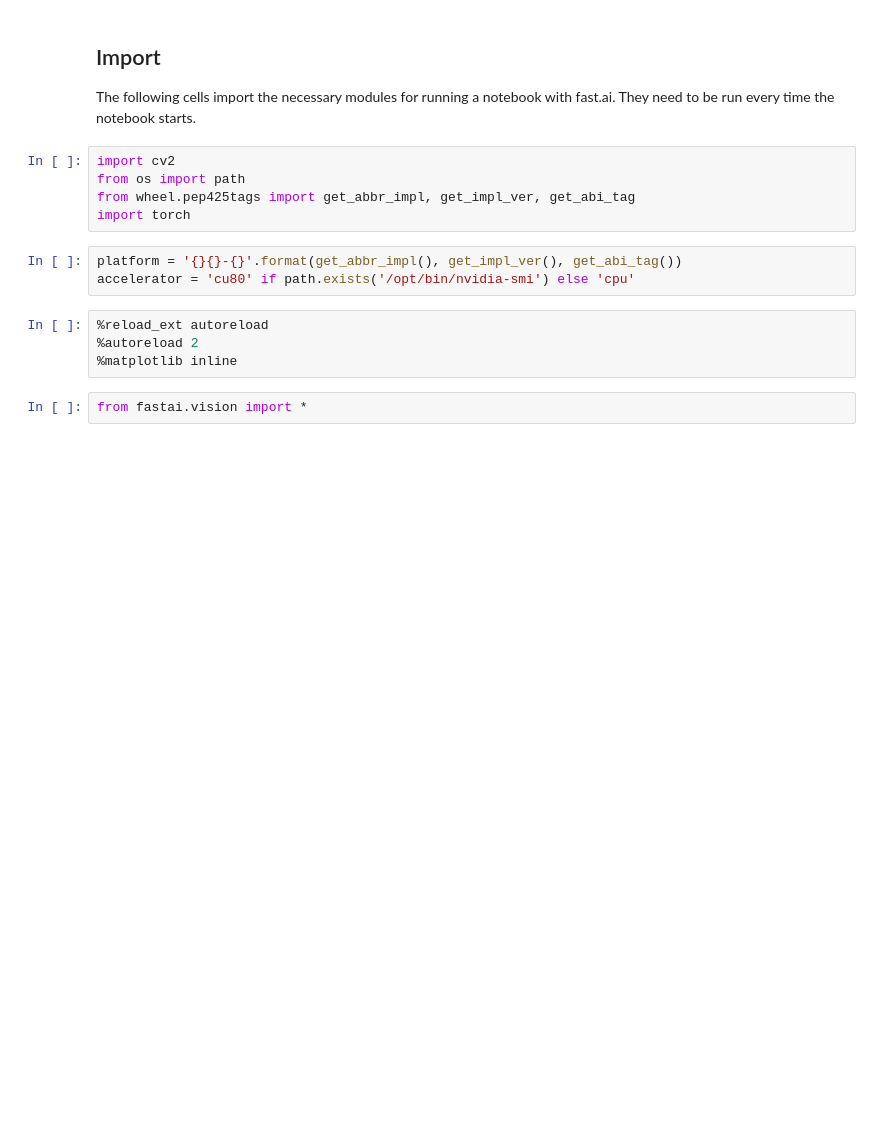
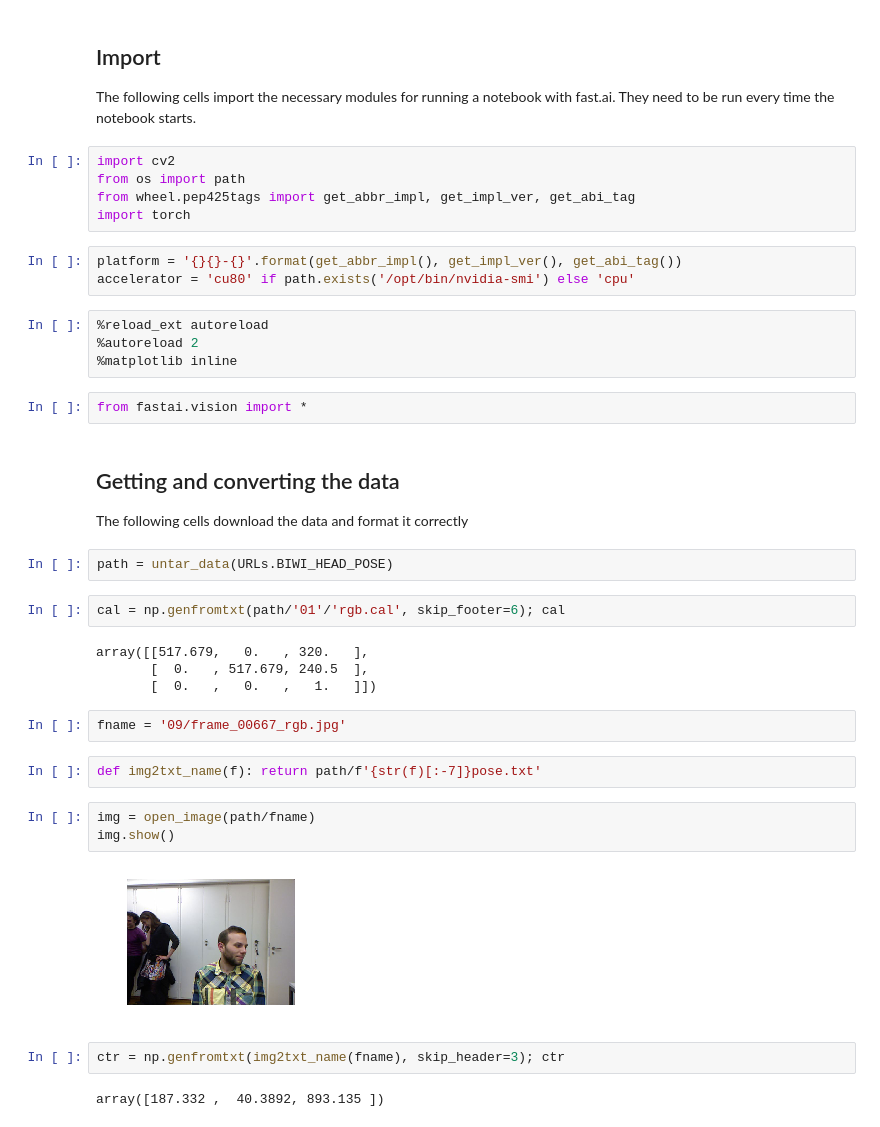
Before and after one commit to MatthewCalligaro/TheNoseArcade, a Jupyter notebook: neural-network/vanilla-head-pose-tracking.ipynb, the cells around one changed output. Drawn from its saved outputs; the diff is of its cells as text; blank space fills up the shorter version.

```diff
--- a/neural-network/vanilla-head-pose-tracking.ipynb
+++ b/neural-network/vanilla-head-pose-tracking.ipynb
@@ -32,3 +32,27 @@ accelerator = 'cu80' if path.exists('/opt/bin/nvidia-smi') else 'cpu'
 %matplotlib inline
 # %%
 from fastai.vision import *
+# %% [markdown]
+## Getting and converting the data
+The following cells download the data and format it correctly
+# %%
+path = untar_data(URLs.BIWI_HEAD_POSE)
+# %%
+cal = np.genfromtxt(path/'01'/'rgb.cal', skip_footer=6); cal
+# %% [output]
+array([[517.679,   0.   , 320.   ],
+       [  0.   , 517.679, 240.5  ],
+       [  0.   ,   0.   ,   1.   ]])
+# %%
+fname = '09/frame_00667_rgb.jpg'
+# %%
+def img2txt_name(f): return path/f'{str(f)[:-7]}pose.txt'
+# %%
+img = open_image(path/fname)
+img.show()
+# %% [output]
+[figure, added]
+# %%
+ctr = np.genfromtxt(img2txt_name(fname), skip_header=3); ctr
+# %% [output]
+array([187.332 ,  40.3892, 893.135 ])
```
Also changed, not shown: parts of 17 cells of this notebook.
